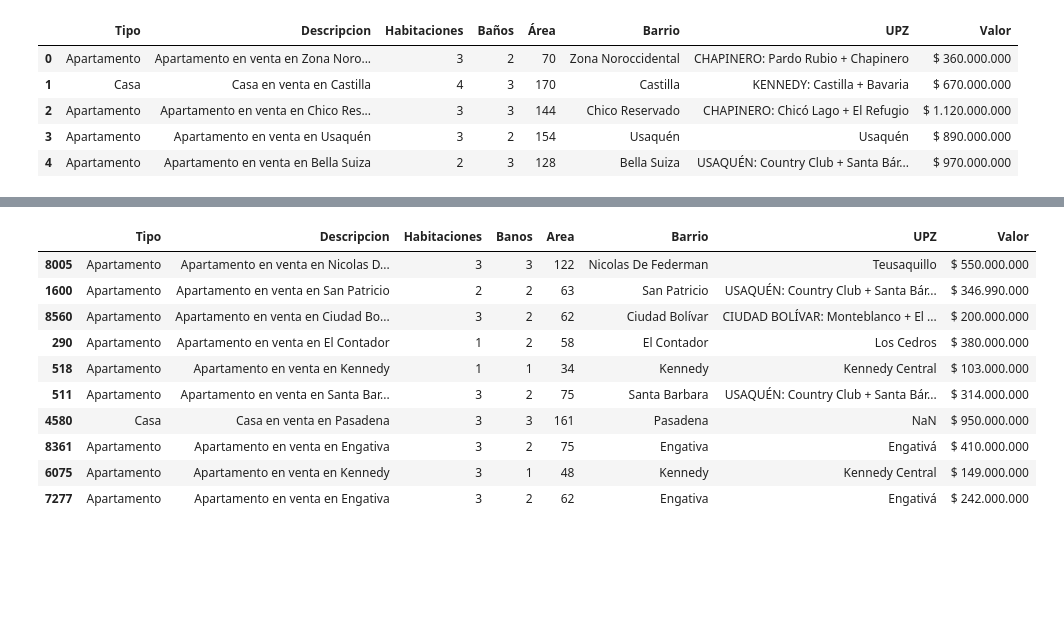
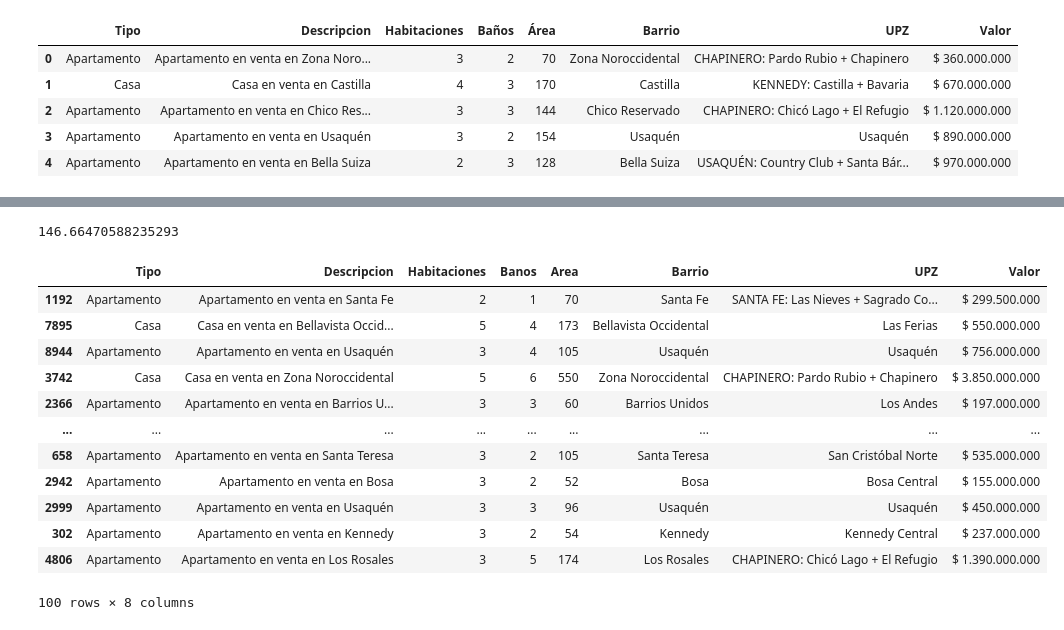
Before and after one commit to LMmansilla/Inmersion_Datos_Alura, a Jupyter notebook: Inmersion_Datos_Alura.ipynb, the cells around one changed output, grey strips where cells are left out. Cells and saved outputs as stored; diff of their text form; code cells hidden in the pictures; blank space fills up the shorter version.

```diff
--- a/Inmersion_Datos_Alura.ipynb
+++ b/Inmersion_Datos_Alura.ipynb
@@ -21,18 +107,22 @@ Index(['Tipo', 'Descripcion', 'Habitaciones', 'Baños', 'Área', 'Barrio', 'UPZ'
        'Valor'],
       dtype='object')
-# %%
-columnas = {'Baños':'Banos','Área':'Area'}
-inmuebles = inmuebles.rename(columns=columnas)
-inmuebles.sample(10)
-# %% [output]
-|  | Tipo | Descripcion | Habitaciones | Banos | Area | Barrio | UPZ | Valor |
-| 8005 | Apartamento | Apartamento en venta en Nicolas D... | 3 | 3 | 122 | Nicolas De Federman | Teusaquillo | $ 550.000.000 |
-| 1600 | Apartamento | Apartamento en venta en San Patricio | 2 | 2 | 63 | San Patricio | USAQUÉN: Country Club + Santa Bár... | $ 346.990.000 |
-| 8560 | Apartamento | Apartamento en venta en Ciudad Bo... | 3 | 2 | 62 | Ciudad Bolívar | CIUDAD BOLÍVAR: Monteblanco + El ... | $ 200.000.000 |
-| 290 | Apartamento | Apartamento en venta en El Contador | 1 | 2 | 58 | El Contador | Los Cedros | $ 380.000.000 |
-| 518 | Apartamento | Apartamento en venta en Kennedy | 1 | 1 | 34 | Kennedy | Kennedy Central | $ 103.000.000 |
-| 511 | Apartamento | Apartamento en venta en Santa Bar... | 3 | 2 | 75 | Santa Barbara | USAQUÉN: Country Club + Santa Bár... | $ 314.000.000 |
-| 4580 | Casa | Casa en venta en Pasadena | 3 | 3 | 161 | Pasadena | NaN | $ 950.000.000 |
-| 8361 | Apartamento | Apartamento en venta en Engativa | 3 | 2 | 75 | Engativa | Engativá | $ 410.000.000 |
-| 6075 | Apartamento | Apartamento en venta en Kennedy | 3 | 1 | 48 | Kennedy | Kennedy Central | $ 149.000.000 |
-| 7277 | Apartamento | Apartamento en venta en Engativa | 3 | 2 | 62 | Engativa | Engativá | $ 242.000.000 |
+# %%
+inmuebles.Area.mean()
+# %% [output]
+146.66470588235293
+# %%
+inmuebles.sample(100)
+# %% [output]
+|  | Tipo | Descripcion | Habitaciones | Banos | Area | Barrio | UPZ | Valor |
+| 1192 | Apartamento | Apartamento en venta en Santa Fe | 2 | 1 | 70 | Santa Fe | SANTA FE: Las Nieves + Sagrado Co... | $ 299.500.000 |
+| 7895 | Casa | Casa en venta en Bellavista Occid... | 5 | 4 | 173 | Bellavista Occidental | Las Ferias | $ 550.000.000 |
+| 8944 | Apartamento | Apartamento en venta en Usaquén | 3 | 4 | 105 | Usaquén | Usaquén | $ 756.000.000 |
+| 3742 | Casa | Casa en venta en Zona Noroccidental | 5 | 6 | 550 | Zona Noroccidental | CHAPINERO: Pardo Rubio + Chapinero | $ 3.850.000.000 |
+| 2366 | Apartamento | Apartamento en venta en Barrios U... | 3 | 3 | 60 | Barrios Unidos | Los Andes | $ 197.000.000 |
+| ... | ... | ... | ... | ... | ... | ... | ... | ... |
+| 658 | Apartamento | Apartamento en venta en Santa Teresa | 3 | 2 | 105 | Santa Teresa | San Cristóbal Norte | $ 535.000.000 |
+| 2942 | Apartamento | Apartamento en venta en Bosa | 3 | 2 | 52 | Bosa | Bosa Central | $ 155.000.000 |
+| 2999 | Apartamento | Apartamento en venta en Usaquén | 3 | 3 | 96 | Usaquén | Usaquén | $ 450.000.000 |
+| 302 | Apartamento | Apartamento en venta en Kennedy | 3 | 2 | 54 | Kennedy | Kennedy Central | $ 237.000.000 |
+| 4806 | Apartamento | Apartamento en venta en Los Rosales | 3 | 5 | 174 | Los Rosales | CHAPINERO: Chicó Lago + El Refugio | $ 1.390.000.000 |
+100 rows × 8 columns
```
Also changed, not shown: parts of 23 cells of this notebook.
